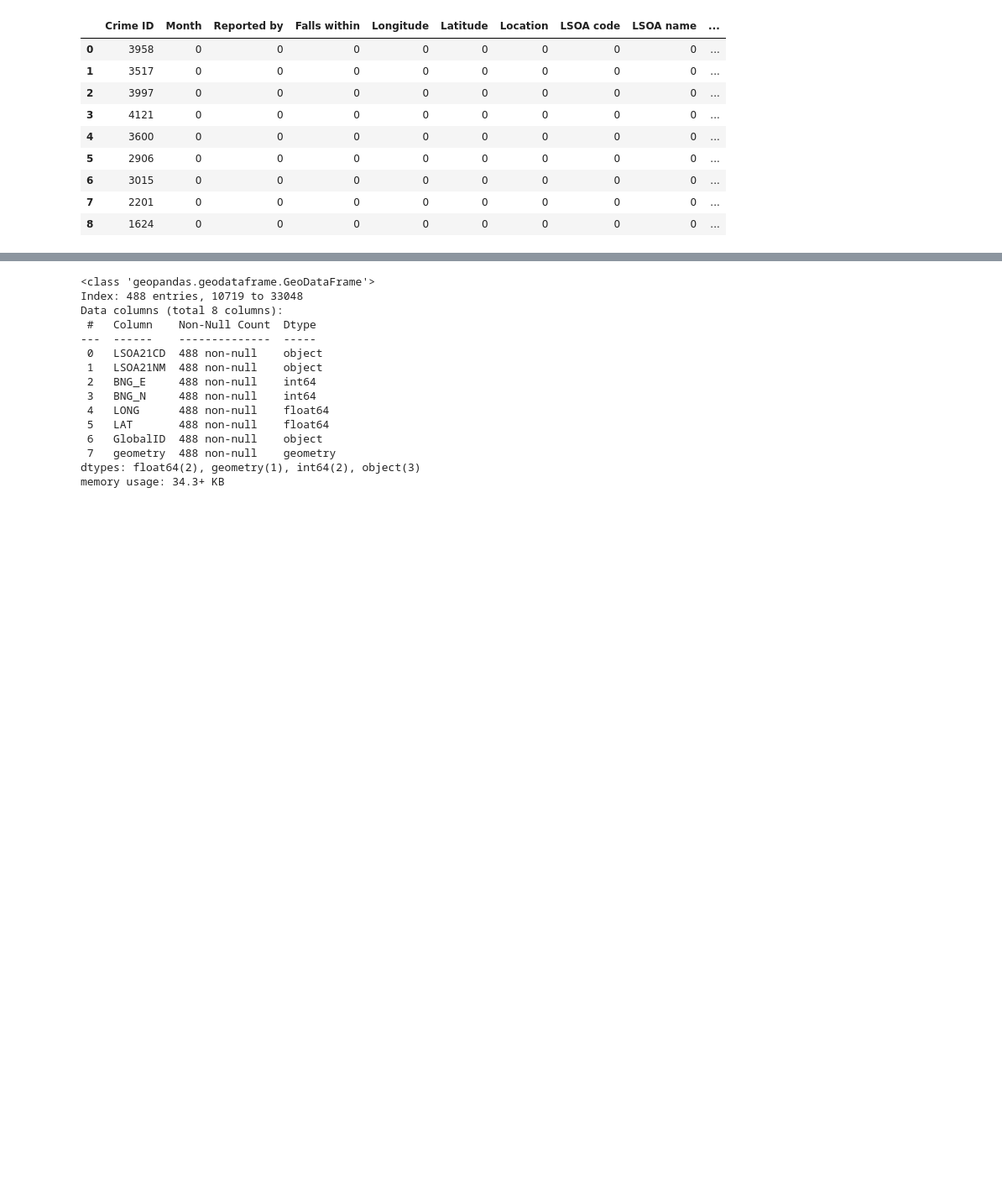
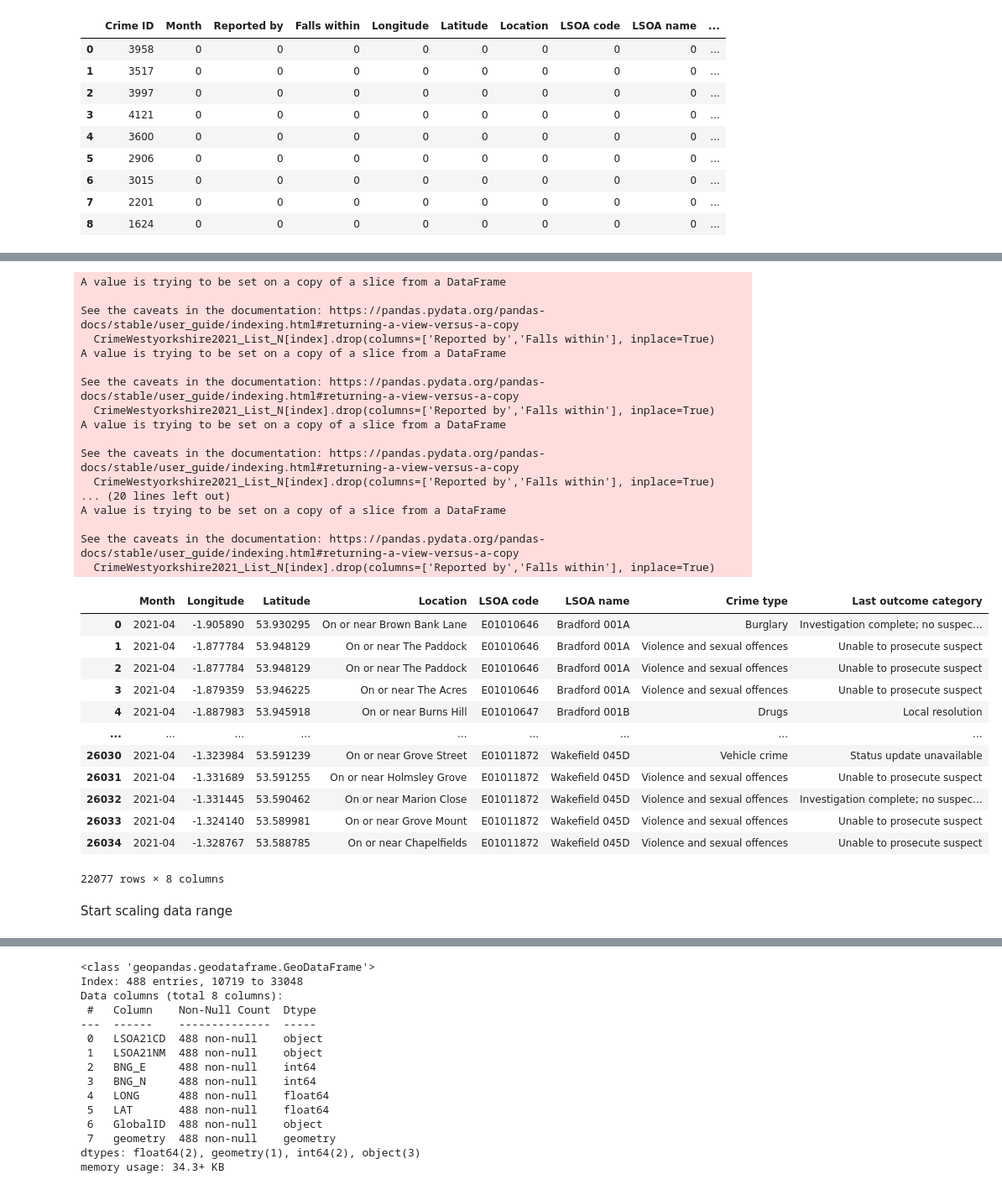
Before and after one commit to gy23cx/GEOG5990Assignment_Final_Project, a Jupyter notebook: GEOG5990M_final_project.ipynb, the cells around one changed output, grey strips where cells are left out. Shown: that part at 84% size. Cells and saved outputs as stored; diff of their text form; code cells hidden in the pictures; blank space fills up the shorter version.

```diff
--- a/GEOG5990M_final_project.ipynb
+++ b/GEOG5990M_final_project.ipynb
@@ -219,3 +255,41 @@ pandas.DataFrame(nullofcrimeWY)
+# %%
+# drop whole conlumn of 'Reported by' and 'Falls within'
+for index in range(9):
+    CrimeWestyorkshire2021_List_N[index].drop(columns=['Reported by','Falls within'], inplace=True)
+CrimeWestyorkshire2021_List_N[0]
+# %% [output]
+A value is trying to be set on a copy of a slice from a DataFrame
+
+See the caveats in the documentation: https://pandas.pydata.org/pandas-docs/stable/user_guide/indexing.html#returning-a-view-versus-a-copy
+  CrimeWestyorkshire2021_List_N[index].drop(columns=['Reported by','Falls within'], inplace=True)
+A value is trying to be set on a copy of a slice from a DataFrame
+
+See the caveats in the documentation: https://pandas.pydata.org/pandas-docs/stable/user_guide/indexing.html#returning-a-view-versus-a-copy
+  CrimeWestyorkshire2021_List_N[index].drop(columns=['Reported by','Falls within'], inplace=True)
+A value is trying to be set on a copy of a slice from a DataFrame
+
+See the caveats in the documentation: https://pandas.pydata.org/pandas-docs/stable/user_guide/indexing.html#returning-a-view-versus-a-copy
+  CrimeWestyorkshire2021_List_N[index].drop(columns=['Reported by','Falls within'], inplace=True)
+... (20 lines left out)
+A value is trying to be set on a copy of a slice from a DataFrame
+
+See the caveats in the documentation: https://pandas.pydata.org/pandas-docs/stable/user_guide/indexing.html#returning-a-view-versus-a-copy
+  CrimeWestyorkshire2021_List_N[index].drop(columns=['Reported by','Falls within'], inplace=True)
+|  | Month | Longitude | Latitude | Location | LSOA code | LSOA name | Crime type | Last outcome category |
+| 0 | 2021-04 | -1.905890 | 53.930295 | On or near Brown Bank Lane | E01010646 | Bradford 001A | Burglary | Investigation complete; no suspec... |
+| 1 | 2021-04 | -1.877784 | 53.948129 | On or near The Paddock | E01010646 | Bradford 001A | Violence and sexual offences | Unable to prosecute suspect |
+| 2 | 2021-04 | -1.877784 | 53.948129 | On or near The Paddock | E01010646 | Bradford 001A | Violence and sexual offences | Unable to prosecute suspect |
+| 3 | 2021-04 | -1.879359 | 53.946225 | On or near The Acres | E01010646 | Bradford 001A | Violence and sexual offences | Unable to prosecute suspect |
+| 4 | 2021-04 | -1.887983 | 53.945918 | On or near Burns Hill | E01010647 | Bradford 001B | Drugs | Local resolution |
+| ... | ... | ... | ... | ... | ... | ... | ... | ... |
+| 26030 | 2021-04 | -1.323984 | 53.591239 | On or near Grove Street | E01011872 | Wakefield 045D | Vehicle crime | Status update unavailable |
+| 26031 | 2021-04 | -1.331689 | 53.591255 | On or near Holmsley Grove | E01011872 | Wakefield 045D | Violence and sexual offences | Unable to prosecute suspect |
+| 26032 | 2021-04 | -1.331445 | 53.590462 | On or near Marion Close | E01011872 | Wakefield 045D | Violence and sexual offences | Investigation complete; no suspec... |
+| 26033 | 2021-04 | -1.324140 | 53.589981 | On or near Grove Mount | E01011872 | Wakefield 045D | Violence and sexual offences | Unable to prosecute suspect |
+| 26034 | 2021-04 | -1.328767 | 53.588785 | On or near Chapelfields | E01011872 | Wakefield 045D | Violence and sexual offences | Unable to prosecute suspect |
+22077 rows × 8 columns
+# %% [markdown]
+Start scaling data range
 # %%
 # this form also have lsoa name, use this by 'Leeds' to filte it
 # create a new variable to store scaled data
```
Also changed, not shown: parts of 16 cells of this notebook.
